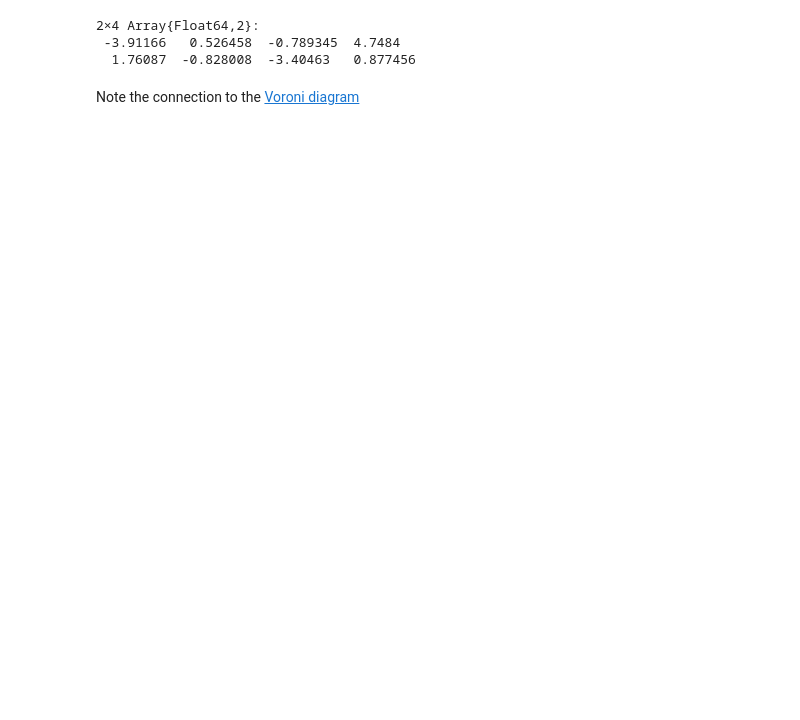
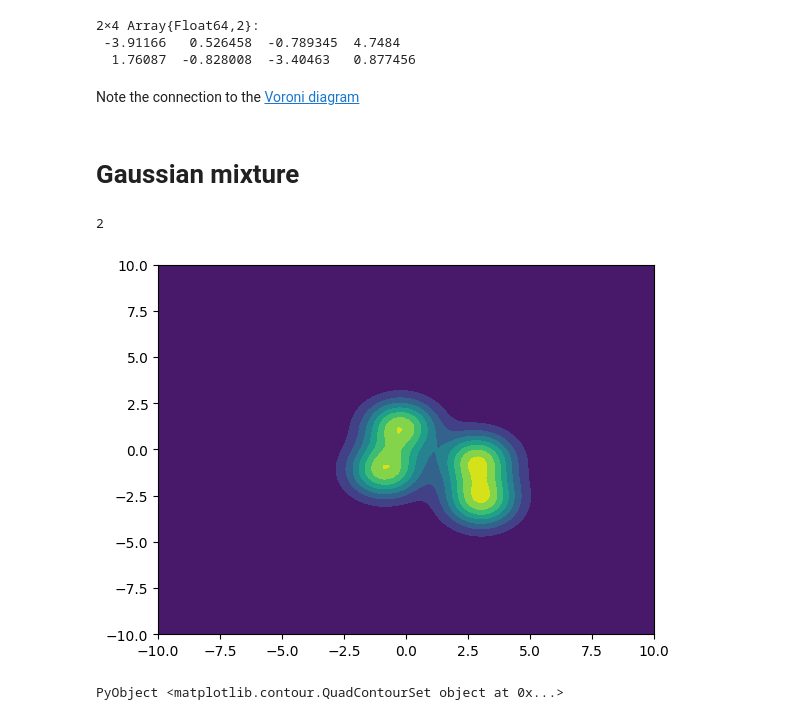
Before and after one commit to Alexander-Barth/MachineLearningNotebooks, a Jupyter notebook: K-means-From-Scratch.ipynb, the cells around one changed output. Drawn from its saved outputs; the diff is of its cells as text; code cells hidden in the pictures; blank space fills up the shorter version.

```diff
--- a/K-means-From-Scratch.ipynb
+++ b/K-means-From-Scratch.ipynb
@@ -149,3 +147,49 @@ xc_true
   1.76087  -0.828008  -3.40463   0.877456
 # %% [markdown]
 Note the connection to the [Voroni diagram](https://en.wikipedia.org/wiki/Voronoi_diagram)
+# %% [markdown]
+# Gaussian mixture
+# %%
+n
+# %% [output]
+2
+# %%
+# initialize
+k = 4
+μ = 2*randn(n,k)
+Σ = zeros(n,n,k);
+Σ[1,1,:] = Σ[2,2,:] = 1
+ϕ = ones(k)/k
+
+Gaussian(x,μ,Σ) =  1/(sqrt(2π * det(Σ))) * exp(- (x - μ)' * (Σ \ (x - μ) )/2 )
+
+function GMM(x,ϕ,μ,Σ)
+    GMM = 0.
+    for l = 1:size(μ,2)
+        GMM += ϕ[l] * Gaussian(x,μ[:,l],Σ[:,:,l])
+    end
+
+    return GMM
+end
+
+
+gx = linspace(-10,10,100);
+gy = linspace(-10,10,100);
+
+p = zeros(length(gx),length(gy));
+pk = zeros(length(gx),length(gy),k);
+
+for j = 1:length(gy)
+    for i = 1:length(gx)
+        p[i,j] = GMM([gx[i]; gy[j]],μ,Σ);
+        for l = 1:k
+            pk[i,j,l] = Gaussian([gx[i]; gy[j]],μ[:,l],Σ[:,:,l]);
+        end
+    end
+end
+
+
+contourf(gx,gy,p')
+# %% [output]
+[figure, added]
+PyObject <matplotlib.contour.QuadContourSet object at 0x...>
```
Also changed, not shown: parts of 20 cells of this notebook.
